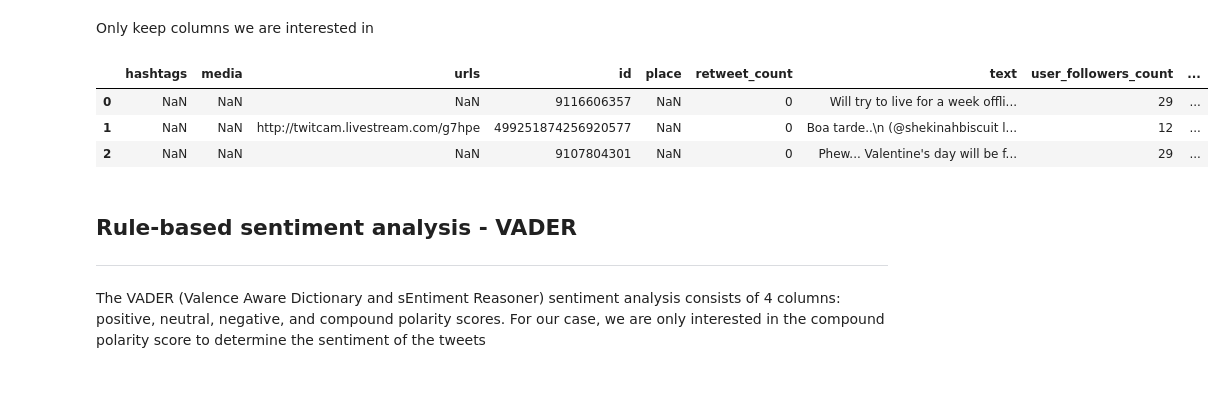
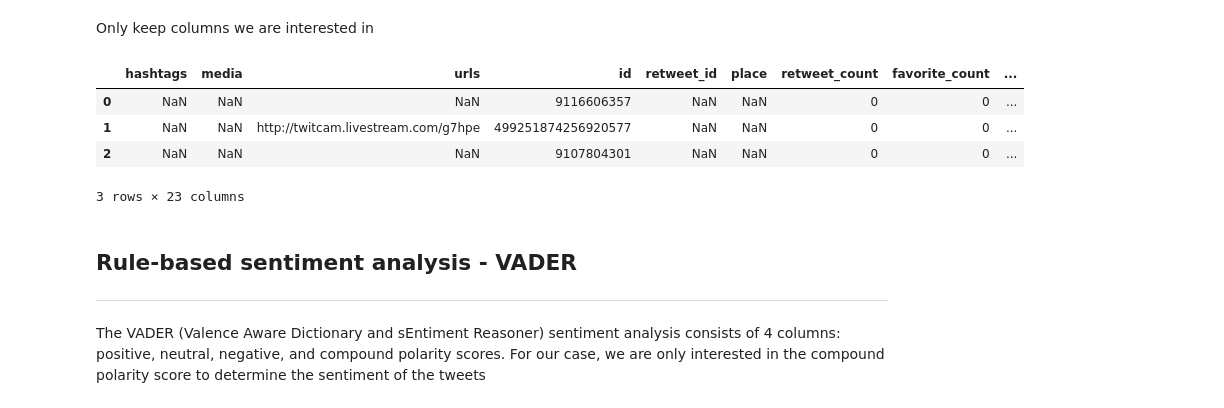
Before and after one commit to epfl-ada/ada-2020-project-milestone-p3-p3_musetti-adaletti, a Jupyter notebook: Attempt_at_merge.ipynb, the cells around one changed output. Saved outputs shown, nothing was run; the diff lists cells and outputs as text; code cells hidden in the pictures.

```diff
--- a/Attempt_at_merge.ipynb
+++ b/Attempt_at_merge.ipynb
@@ -327,15 +329,16 @@ Index(['coordinates', 'created_at', 'hashtags', 'media', 'urls',
 # %% [markdown]
 Only keep columns we are interested in
 # %%
-en_tweets =  en_tweets[['hashtags', 'media', 'urls', 'id', 'place', 'retweet_count', 'text', 'user_followers_count', 'user_friends_count',
+en_tweets =  en_tweets[['hashtags', 'media', 'urls', 'id', 'retweet_id', 'place', 'retweet_count', 'favorite_count', 'retweetability', 'text', 'user_followers_count', 'user_friends_count',
                        'user_location', 'user_name', 'user_screen_name.1', 'user_statuses_count', 'user_verified', 'clean_tweets',
                        'tweetid', 'utc_offset', 'date', 'day', 'hour']]
 en_tweets.head(3)
 # %% [output]
-|  | hashtags | media | urls | id | place | retweet_count | text | user_followers_count | ... |
-| 0 | NaN | NaN | NaN | 9116606357 | NaN | 0 | Will try to live for a week offli... | 29 | ... |
-| 1 | NaN | NaN | http://twitcam.livestream.com/g7hpe | 499251874256920577 | NaN | 0 | Boa tarde..\n (@shekinahbiscuit l... | 12 | ... |
-| 2 | NaN | NaN | NaN | 9107804301 | NaN | 0 | Phew... Valentine's day will be f... | 29 | ... |
+|  | hashtags | media | urls | id | retweet_id | place | retweet_count | favorite_count | ... |
+| 0 | NaN | NaN | NaN | 9116606357 | NaN | NaN | 0 | 0 | ... |
+| 1 | NaN | NaN | http://twitcam.livestream.com/g7hpe | 499251874256920577 | NaN | NaN | 0 | 0 | ... |
+| 2 | NaN | NaN | NaN | 9107804301 | NaN | NaN | 0 | 0 | ... |
+3 rows × 23 columns
 # %% [markdown]
 ## Rule-based sentiment analysis - VADER
 
```
Also changed, not shown: parts of 20 cells of this notebook.
